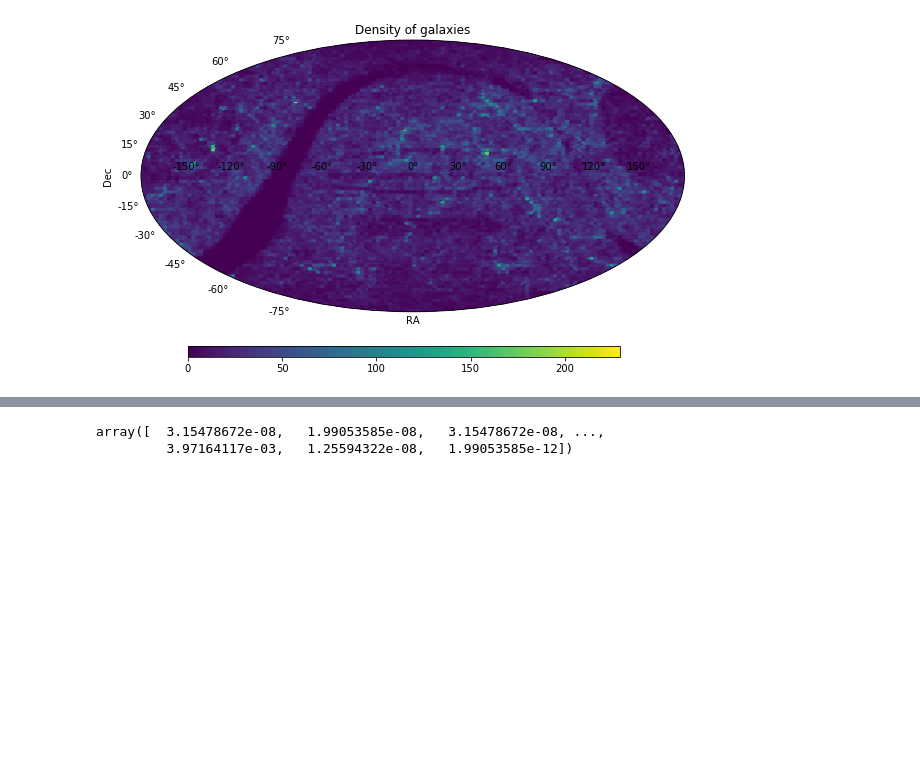
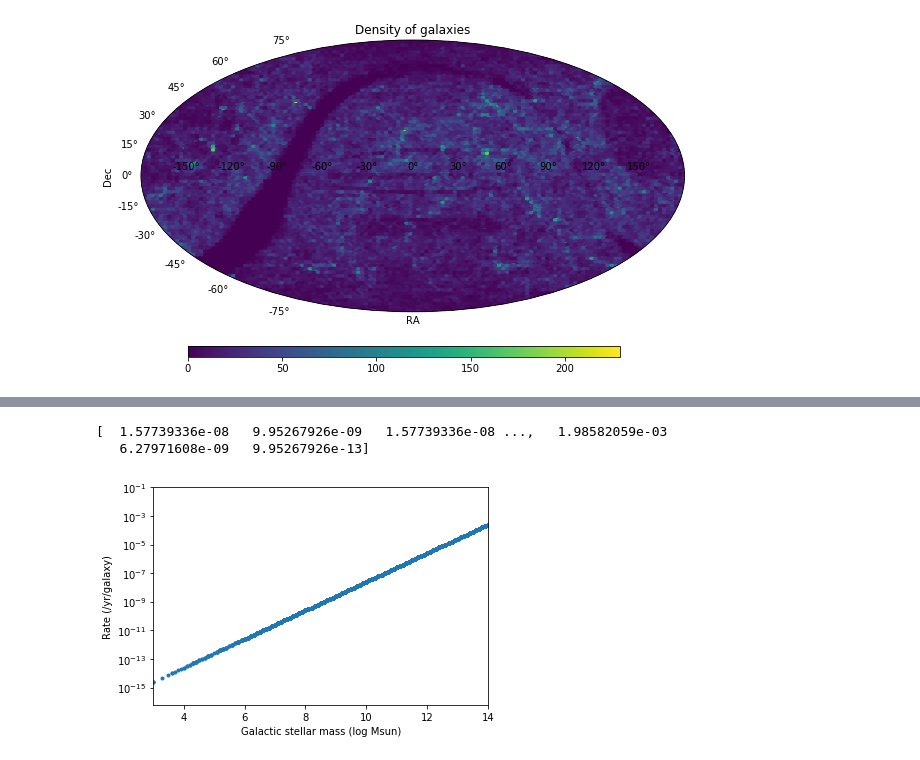
Before and after one commit to kperezsa/BNS-MergerRates, a Jupyter notebook: Untitled1.ipynb, the cells around one changed output, grey strips where cells are left out. Cells and saved outputs as stored; diff of their text form; code cells hidden in the pictures; blank space fills up the shorter version.

```diff
--- a/Untitled1.ipynb
+++ b/Untitled1.ipynb
@@ -73,10 +75,24 @@ def calcRate(mass):
     rate=rateRet*relMass #rate of events for each galaxy
     return rate
-# %%
-calcRate(mass)
-# %% [output]
-array([  3.15478672e-08,   1.99053585e-08,   3.15478672e-08, ...,
-         3.97164117e-03,   1.25594322e-08,   1.99053585e-12])
+# %%
+rateArray=calcRate(2*10**3,10**10,10,mass)
+# %%
+print(rateArray)
+# %% [output]
+[  1.57739336e-08   9.95267926e-09   1.57739336e-08 ...,   1.98582059e-03
+   6.27971608e-09   9.95267926e-13]
+# %%
+fig=plt.figure()
+ax=fig.add_subplot(111)
+ax.plot(mass,rateArray,'.')
+ax.set_yscale('log')
+ax.set_xlabel('Galactic stellar mass (log Msun)')
+ax.set_ylabel('Rate (/yr/galaxy)')
+ax.set_xlim((3,14))
+ax.set_ylim((0,10**(-1)))
+plt.show()
+# %% [output]
+[figure, added]
 # %%
 def plot_rate(ra,dec,mass):
     fig = plt.figure(figsize=(10, 5))
```
Also changed, not shown: parts of 7 cells of this notebook.
